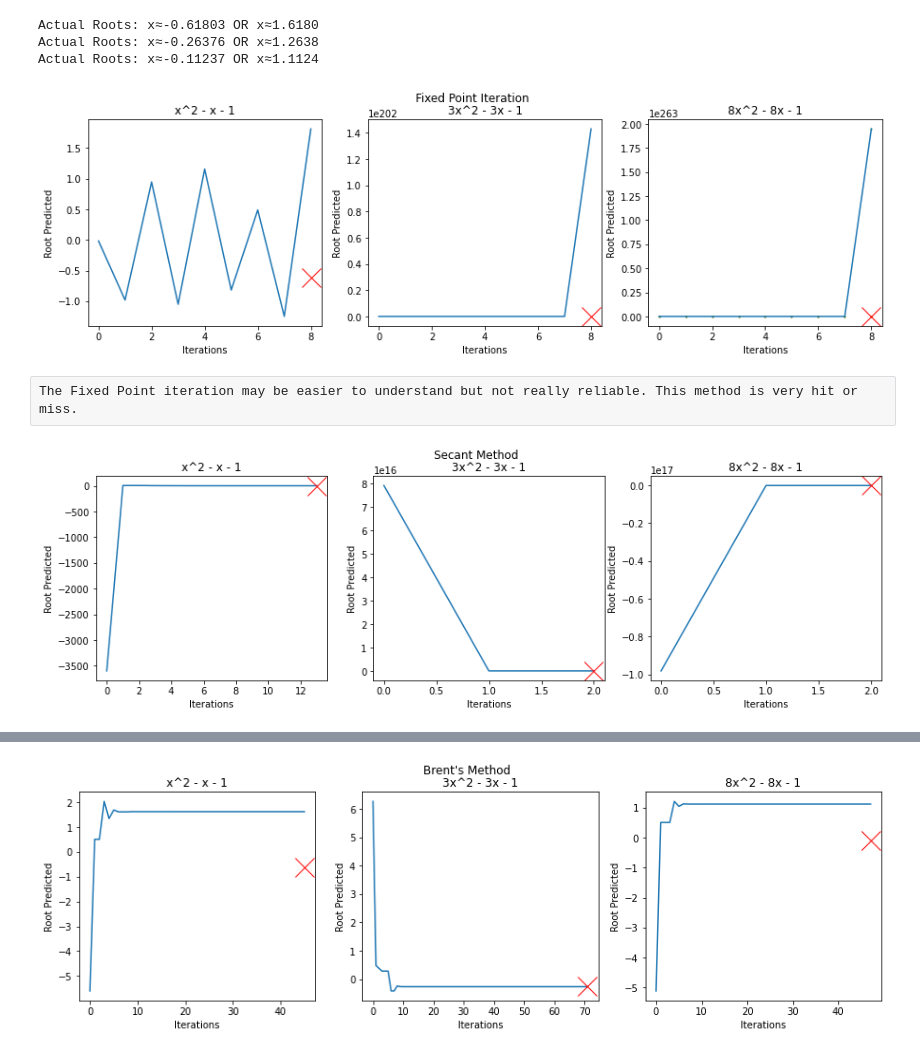
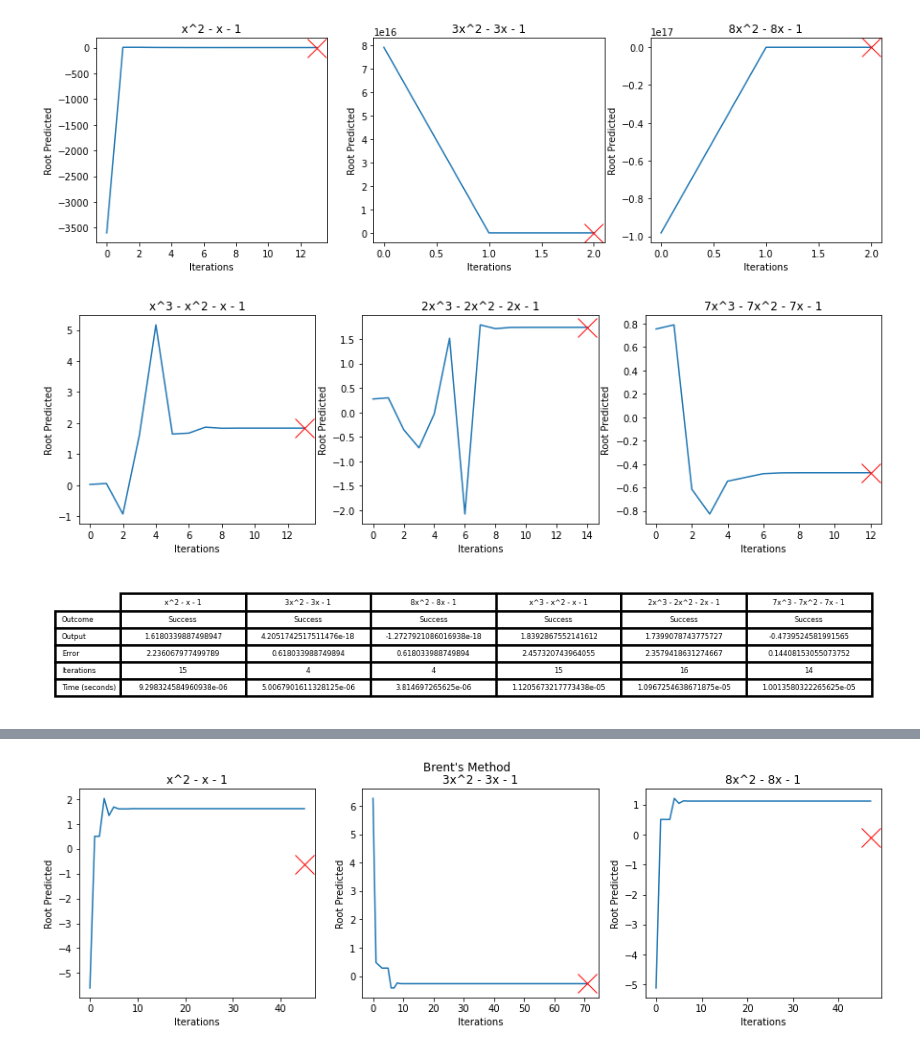
Before and after one commit to AshKhanNY/CS_301, a Jupyter notebook: Final Project/Shameem_Azwad.ipynb, the cells around one changed output, grey strips where cells are left out. Saved outputs shown, nothing was run; the diff lists cells and outputs as text; code cells hidden in the pictures.

```diff
--- a/Final Project/Shameem_Azwad.ipynb
+++ b/Final Project/Shameem_Azwad.ipynb
@@ -7,4 +8,9 @@ import matplotlib.pyplot as plt
 max_iterations = 1000
 tol = 1e-15
 equations = ["x^2 - x - 1", "3x^2 - 3x - 1", "8x^2 - 8x - 1", "x^3 - x^2 - x - 1", "2x^3 - 2x^2 - 2x - 1", "7x^3 - 7x^2 - 7x - 1"]
-solutions = [-0.618033988749894, -0.263762615825973, -0.112372435695794, 1.839286755214161, 1.739907874377572, -0.473952458199156, -0.182018097012207, 1.655970555211363]
+solutions = [-0.618033988749894, 1.618033988749894,
+             -0.263762615825973, 1.263762615825973,
+             -0.112372435695794, 1.112372435695794,
+             1.839286755214161, None, None,
+             1.739907874377572, None, None,
+             -0.473952458199156, -0.182018097012207, 1.655970555211363]
@@ -111,22 +180,3 @@ def fixed_point_iteration(f, p0, tolerance, max_iter):
-# %%
-# Testing Fixed Point Iteration With 2nd Degree Polynomials
-results = []
-fig, ax = plt.subplots(1, 3, figsize=(15,4))
-fig.suptitle("Fixed Point Iteration")
-record_results(fixed_point_iteration, lambda x:x**2-x-1, 5.61, None, None, 0.01, 10, results, ax[0], equations[0], solutions[0])
-print("Actual Roots: x≈-0.61803 OR x≈1.6180")
-record_results(fixed_point_iteration, lambda x:3*x**2-3*x-1, 5.56, None, None, 0.01, 10, results, ax[1], equations[1], solutions[1])
-print("Actual Roots: x≈-0.26376 OR x≈1.2638")
-record_results(fixed_point_iteration, lambda x:8*x**2-8*x-1, 5.61, None, None, 0.001, 10, results, ax[2], equations[2], solutions[2])
-print("Actual Roots: x≈-0.11237 OR x≈1.1124")
-# Forced to use constant iterations otherwise e number would get too big and give an error
-# %% [output]
-Actual Roots: x≈-0.61803 OR x≈1.6180
-Actual Roots: x≈-0.26376 OR x≈1.2638
-Actual Roots: x≈-0.11237 OR x≈1.1124
-[figure, removed]
-# %% [raw]
-The Fixed Point iteration may be easier to understand but not really reliable. This method is very hit or miss.
 # %%
 # Secant Method
 def secant(f, p0, p1, tolerance, max_iter):
@@ -149,11 +199,30 @@ def secant(f, p0, p1, tolerance, max_iter):
 # %%
 # Testing Secant Method With 2nd Degree Polynomials
 results = []
 fig, ax = plt.subplots(1, 3, figsize=(15,4))
-fig.suptitle("Secant Method")
 record_results(secant, lambda x:x**2-x-1, -5.6, 6.61, None, tol, max_iterations, results, ax[0], equations[0], solutions[0])
 record_results(secant, lambda x:3*x**2-3*x-1, -5.26, 6.26, None, tol, max_iterations, results, ax[1], equations[1], solutions[1])
 record_results(secant, lambda x:8*x**2-8*x-1, -5.11, 6.11, None, tol, max_iterations, results, ax[2], equations[2], solutions[2])
 plt.show()
+
+# Testing Secant Method With 3nd Degree Polynomials
+fig, ax = plt.subplots(1, 3, figsize=(15,4)) # my screen may be too big
+record_results(secant, lambda x:x**3-x**2-x-1, -5.61, 6.61, None, tol, max_iterations, results, ax[0], equations[3], solutions[6])
+record_results(secant, lambda x:2*x**3-2*x**2-2*x-1, -5.56, 6.31, None, tol, max_iterations, results, ax[1], equations[4], solutions[9])
+record_results(secant, lambda x:7*x**3-7*x**2-7*x-1, -5.41, 5.69, None, tol, max_iterations, results, ax[2], equations[5], solutions[12])
+plt.show()
+
+# Secant Method Table
+fig, ax = plt.subplots(dpi=200, figsize = (6,1))
+fig.patch.set_visible(False)
+ax.axis('off')
+ax.axis('tight')
+df = pd.DataFrame({equations[0] : results[0:5], equations[1] : results[5: 10], equations[2] : results[10 : 15],
+                   equations[3] : results[15 : 20], equations[4] : results[20:25], equations[5] : results[25:30]})
+ax.table(cellText=df.values, rowLabels=["Outcome", "Output", "Error", "Iterations", "Time (seconds)"], colLabels=df.columns, cellLoc='center', loc='center')
+fig.tight_layout()
+plt.show()
 # %% [output]
-[figure, old version]
+[figure, new version]
+[figure, added]
+[figure, added]
```
Also changed, not shown: parts of 18 cells of this notebook.
